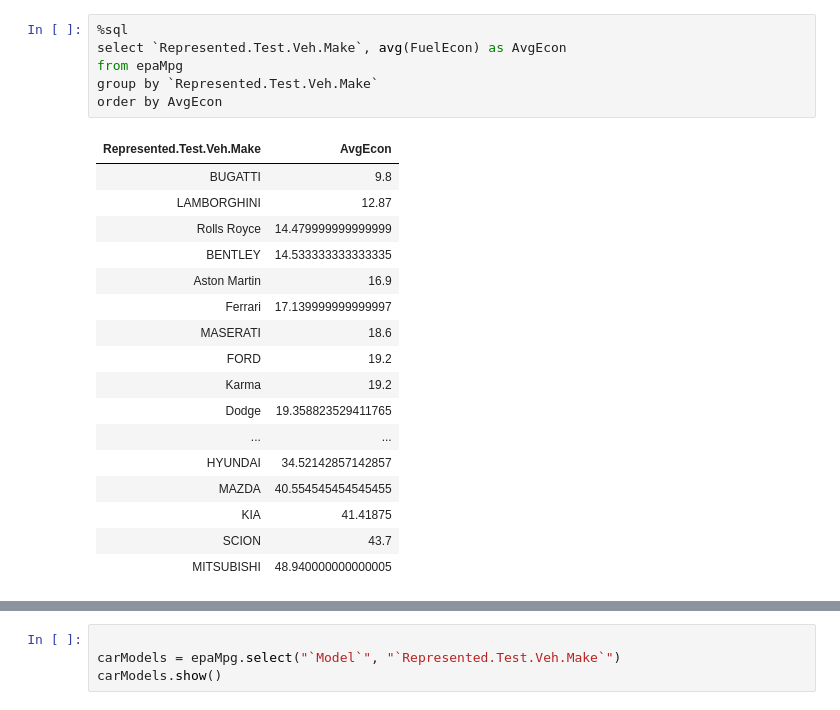
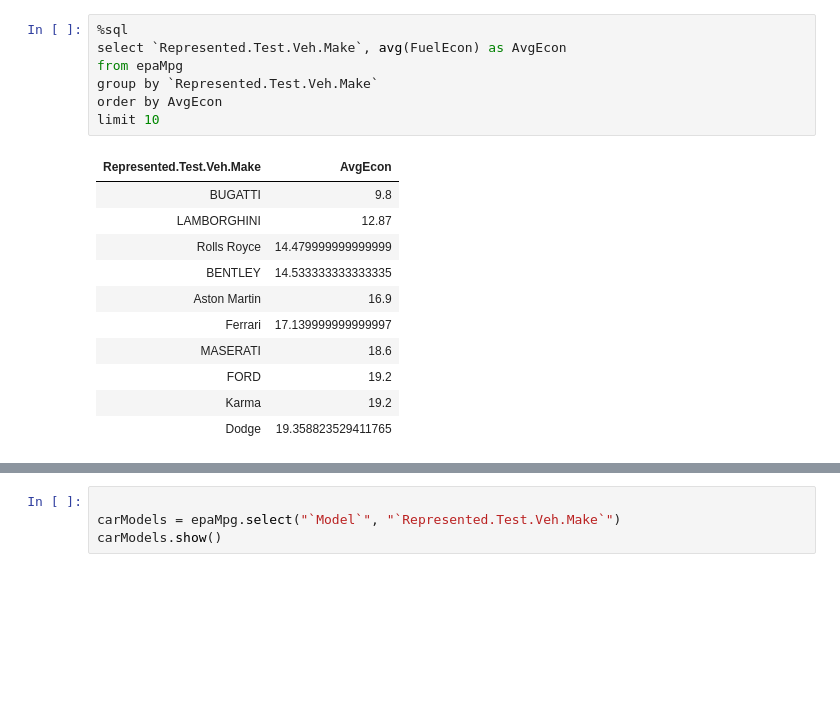
Before and after one commit to sqlshep/SQLShepBlog, a Jupyter notebook: Labs/5-Spark SQL and Viz - EPA.ipynb, the cells around one changed output, grey strips where cells are left out. Cells and saved outputs as stored; diff of their text form; blank space fills up the shorter version.

```diff
--- a/Labs/5-Spark SQL and Viz - EPA.ipynb
+++ b/Labs/5-Spark SQL and Viz - EPA.ipynb
@@ -52,26 +44,21 @@ epaMpg.groupBy("`Represented.Test.Veh.Make`").agg({'FuelEcon': 'mean'}).collect(
 # %%
 %sql
 select `Represented.Test.Veh.Make`, avg(FuelEcon) as AvgEcon
 from epaMpg
 group by `Represented.Test.Veh.Make`
 order by AvgEcon
+limit 10
 # %% [output]
 | Represented.Test.Veh.Make | AvgEcon |
 | BUGATTI | 9.8 |
 | LAMBORGHINI | 12.87 |
 | Rolls Royce | 14.479999999999999 |
 | BENTLEY | 14.533333333333335 |
 | Aston Martin | 16.9 |
 | Ferrari | 17.139999999999997 |
 | MASERATI | 18.6 |
 | FORD | 19.2 |
 | Karma | 19.2 |
 | Dodge | 19.358823529411765 |
-| ... | ... |
-| HYUNDAI | 34.52142857142857 |
-| MAZDA | 40.554545454545455 |
-| KIA | 41.41875 |
-| SCION | 43.7 |
-| MITSUBISHI | 48.940000000000005 |
 # %%
 epaMpg.count()
```
Also changed, not shown: parts of 20 cells of this notebook.
